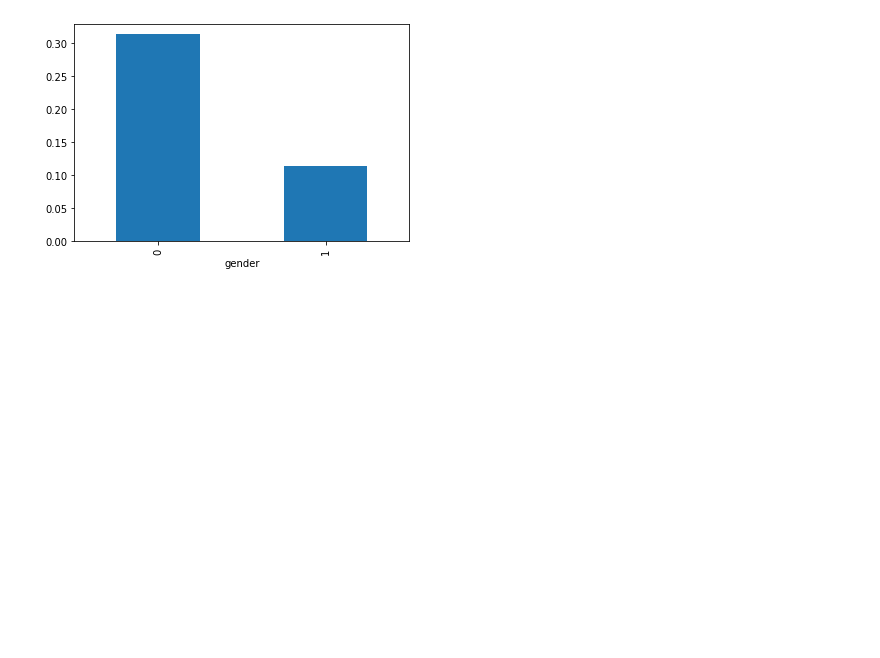
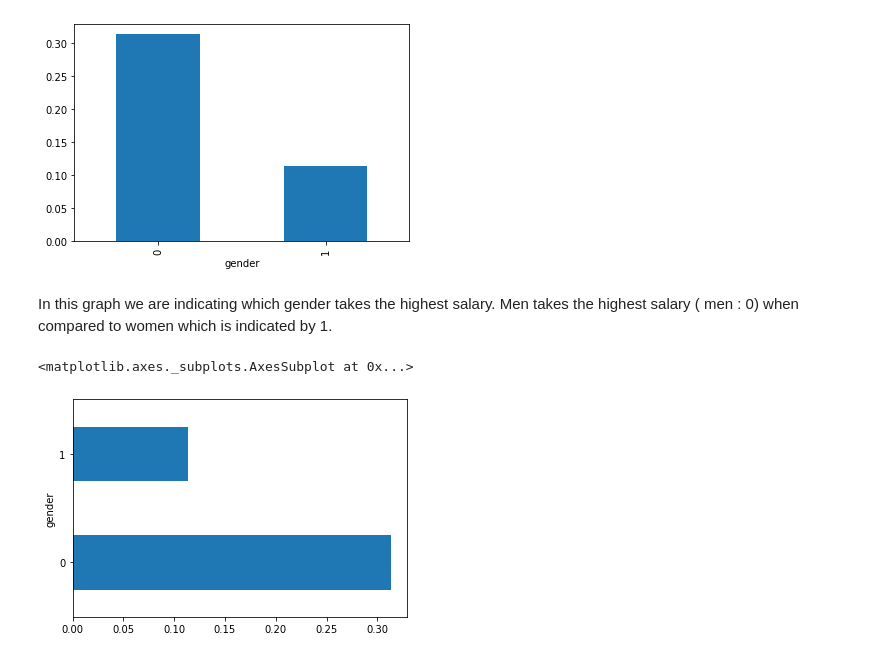
Before and after one commit to IT19237114/ML_Assignment2_IT19135076_IT19237114_IT19092102_IT19148250, a Jupyter notebook: ML_PROJECT.ipynb, the cells around one changed output. Saved outputs shown, nothing was run; the diff lists cells and outputs as text; code cells hidden in the pictures; blank space fills up the shorter version.

```diff
--- a/ML_PROJECT.ipynb
+++ b/ML_PROJECT.ipynb
@@ -624,3 +628,10 @@ salary_data.groupby('gender').salary.mean().plot(kind='bar')
 # %% [output]
 <matplotlib.axes._subplots.AxesSubplot at 0x...>
 [figure]
+# %% [markdown]
+In this graph we are indicating which gender takes the highest salary. Men takes the highest salary ( men : 0) when compared to women which is indicated by 1.
+# %%
+salary_data.groupby('gender').salary.mean().plot(kind='barh')
+# %% [output]
+<matplotlib.axes._subplots.AxesSubplot at 0x...>
+[figure, added]
```
Also changed, not shown: parts of 13 cells of this notebook.
